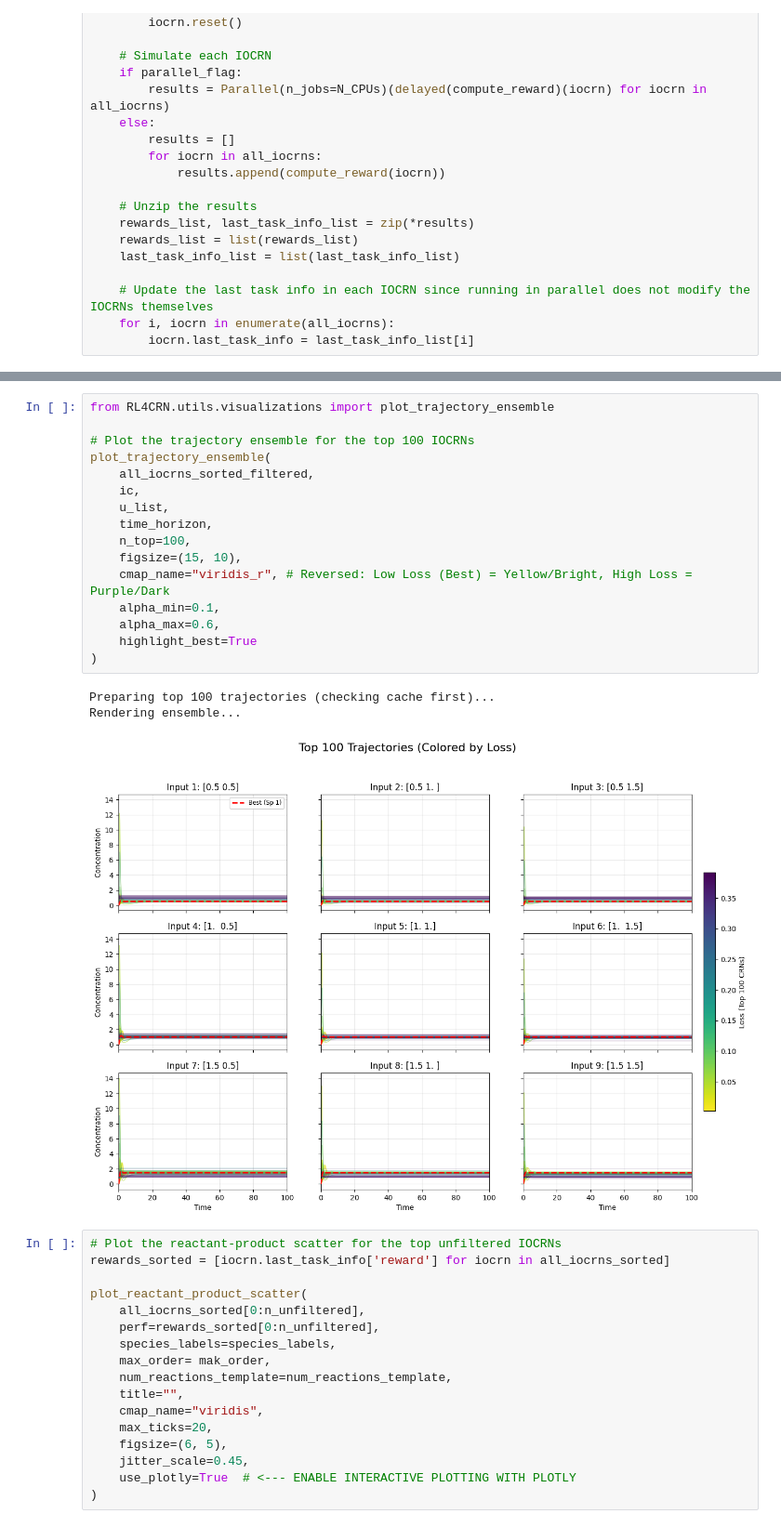
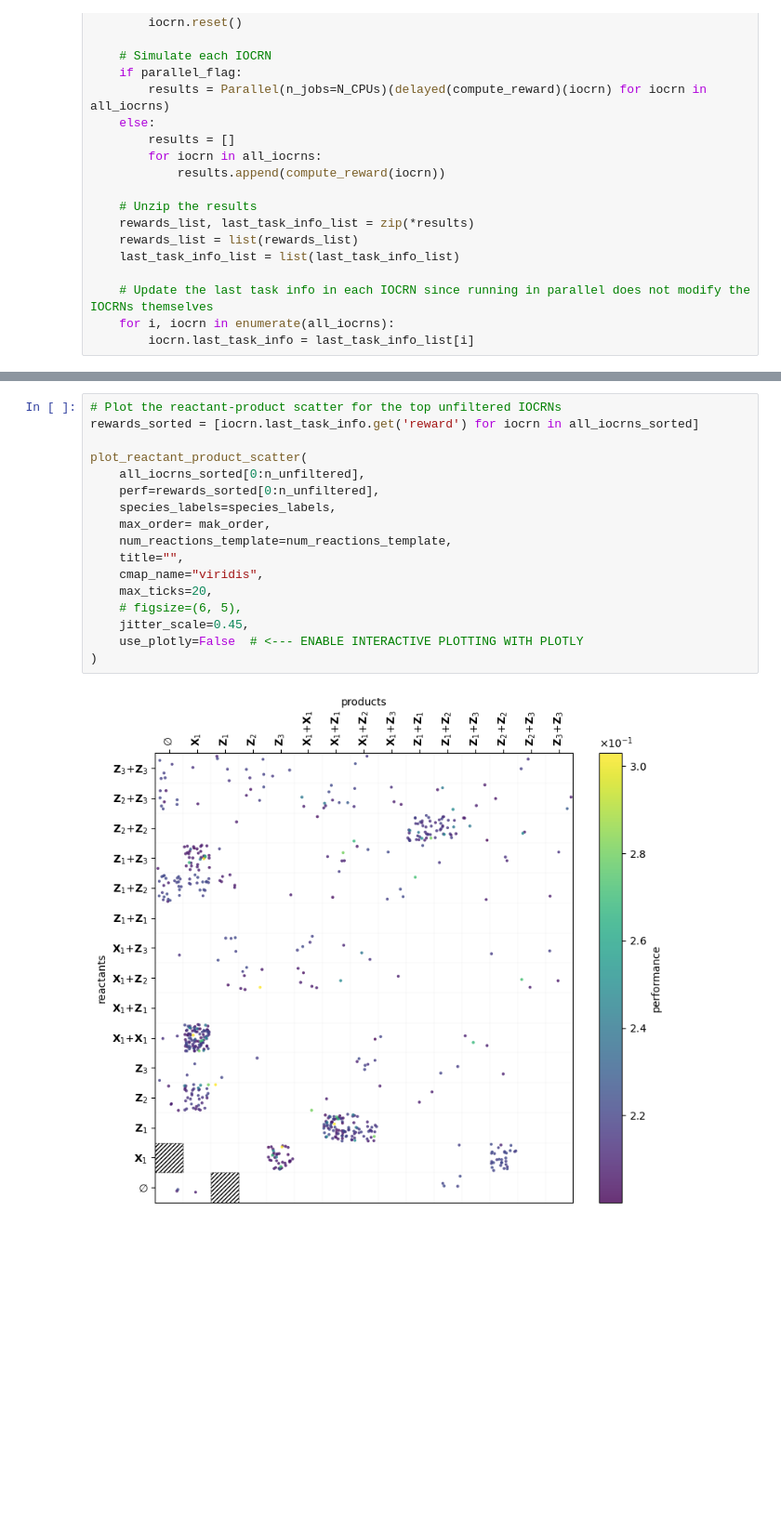
Before and after one commit to Maurice-Filo/GenAI-Net, a Jupyter notebook: FINAL_nicolo/stochastic_RPA_3s_6r_MAK_REINFORCE/plots/plot_results_RPA.ipynb, the cells around one changed output, grey strips where cells are left out. Shown at 93% size. Drawn from its saved outputs; the diff is of its cells as text; blank space fills up the shorter version.

```diff
--- a/FINAL_nicolo/stochastic_RPA_3s_6r_MAK_REINFORCE/plots/plot_results_RPA.ipynb
+++ b/FINAL_nicolo/stochastic_RPA_3s_6r_MAK_REINFORCE/plots/plot_results_RPA.ipynb
@@ -389,37 +368,19 @@ Filtered: IOCRN # 0 has a reward of 0.0021534774492021212
-# %%
-from RL4CRN.utils.visualizations import plot_trajectory_ensemble
-
-# Plot the trajectory ensemble for the top 100 IOCRNs
-plot_trajectory_ensemble(
-    all_iocrns_sorted_filtered,
-    ic,
-    u_list,
-    time_horizon,
-    n_top=100,
-    figsize=(15, 10),
-    cmap_name="viridis_r", # Reversed: Low Loss (Best) = Yellow/Bright, High Loss = Purple/Dark
-    alpha_min=0.1,
-    alpha_max=0.6,
-    highlight_best=True
-)
-# %% [output]
-Preparing top 100 trajectories (checking cache first)...
-Rendering ensemble...
-[figure, removed]
 # %%
 # Plot the reactant-product scatter for the top unfiltered IOCRNs
-rewards_sorted = [iocrn.last_task_info['reward'] for iocrn in all_iocrns_sorted]
+rewards_sorted = [iocrn.last_task_info.get('reward') for iocrn in all_iocrns_sorted]
 
 plot_reactant_product_scatter(
     all_iocrns_sorted[0:n_unfiltered],
     perf=rewards_sorted[0:n_unfiltered],
     species_labels=species_labels,
     max_order= mak_order,
     num_reactions_template=num_reactions_template,
     title="",
     cmap_name="viridis",
     max_ticks=20,
-    figsize=(6, 5),
+    # figsize=(6, 5),
     jitter_scale=0.45,
-    use_plotly=True  # <--- ENABLE INTERACTIVE PLOTTING WITH PLOTLY
+    use_plotly=False  # <--- ENABLE INTERACTIVE PLOTTING WITH PLOTLY
 )
+# %% [output]
+[figure, added]
```
Also changed, not shown: parts of 16 cells of this notebook.
